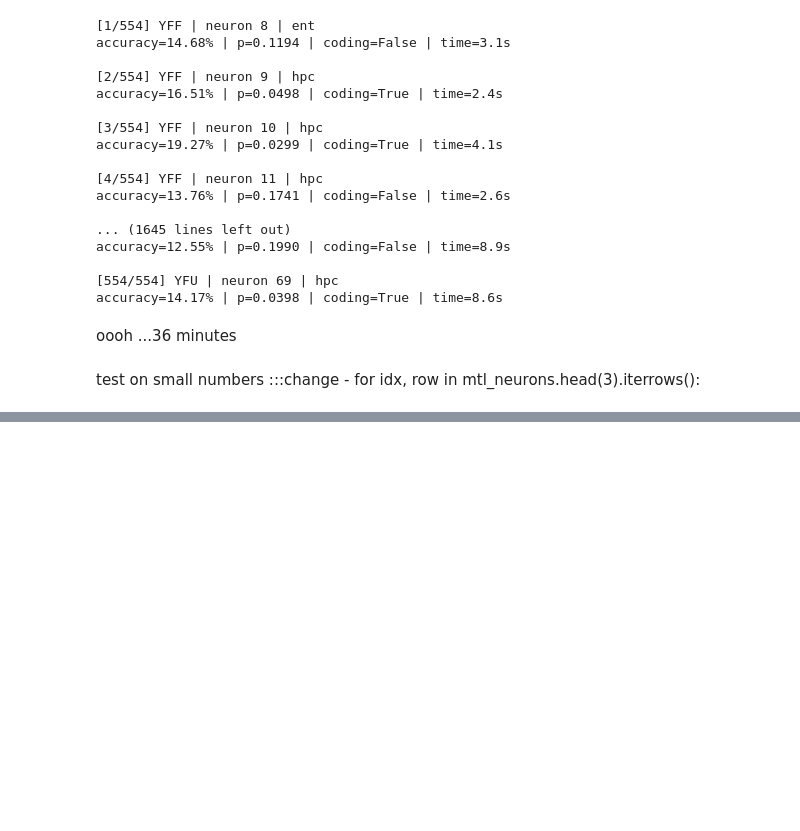
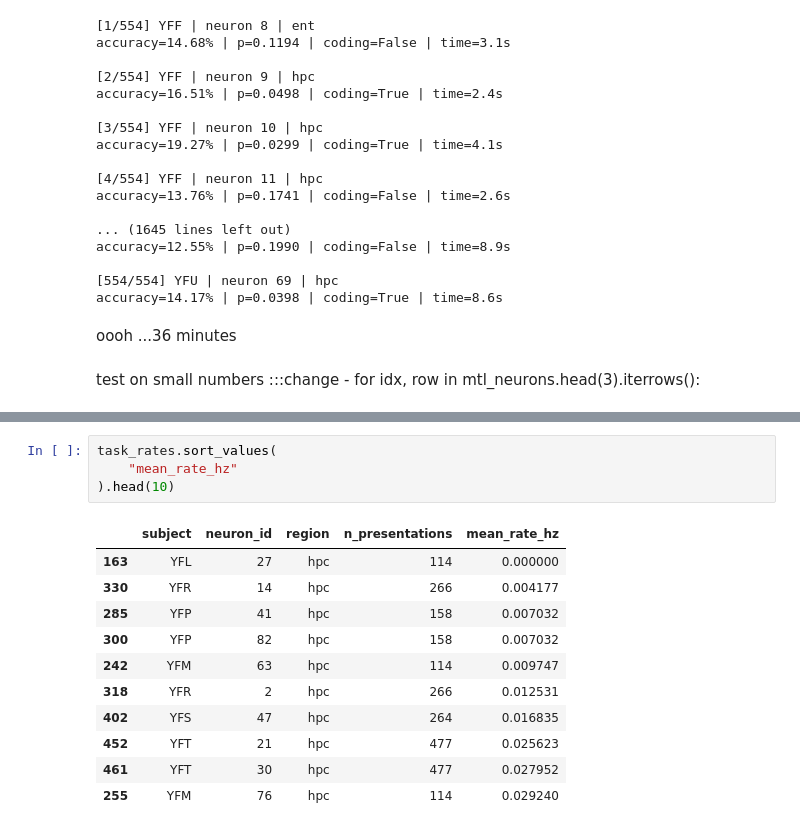
Before and after one commit to Shafiq-Abdu/number-simplex-reproduction, a Jupyter notebook: notebooks/02_arithmetic_spike_anlyse.ipynb, the cells around one changed output, grey strips where cells are left out. Drawn from its saved outputs; the diff is of its cells as text; blank space fills up the shorter version.

```diff
--- a/notebooks/02_arithmetic_spike_anlyse.ipynb
+++ b/notebooks/02_arithmetic_spike_anlyse.ipynb
@@ -3366,0 +4428,16 @@ test on small numbers :::change -  for idx, row in mtl_neurons.head(3).iterrows(
+# %%
+task_rates.sort_values(
+    "mean_rate_hz"
+).head(10)
+# %% [output]
+|  | subject | neuron_id | region | n_presentations | mean_rate_hz |
+| 163 | YFL | 27 | hpc | 114 | 0.000000 |
+| 330 | YFR | 14 | hpc | 266 | 0.004177 |
+| 285 | YFP | 41 | hpc | 158 | 0.007032 |
+| 300 | YFP | 82 | hpc | 158 | 0.007032 |
+| 242 | YFM | 63 | hpc | 114 | 0.009747 |
+| 318 | YFR | 2 | hpc | 266 | 0.012531 |
+| 402 | YFS | 47 | hpc | 264 | 0.016835 |
+| 452 | YFT | 21 | hpc | 477 | 0.025623 |
+| 461 | YFT | 30 | hpc | 477 | 0.027952 |
+| 255 | YFM | 76 | hpc | 114 | 0.029240 |
```
Also changed, not shown: parts of 53 cells of this notebook, 1 other file.
